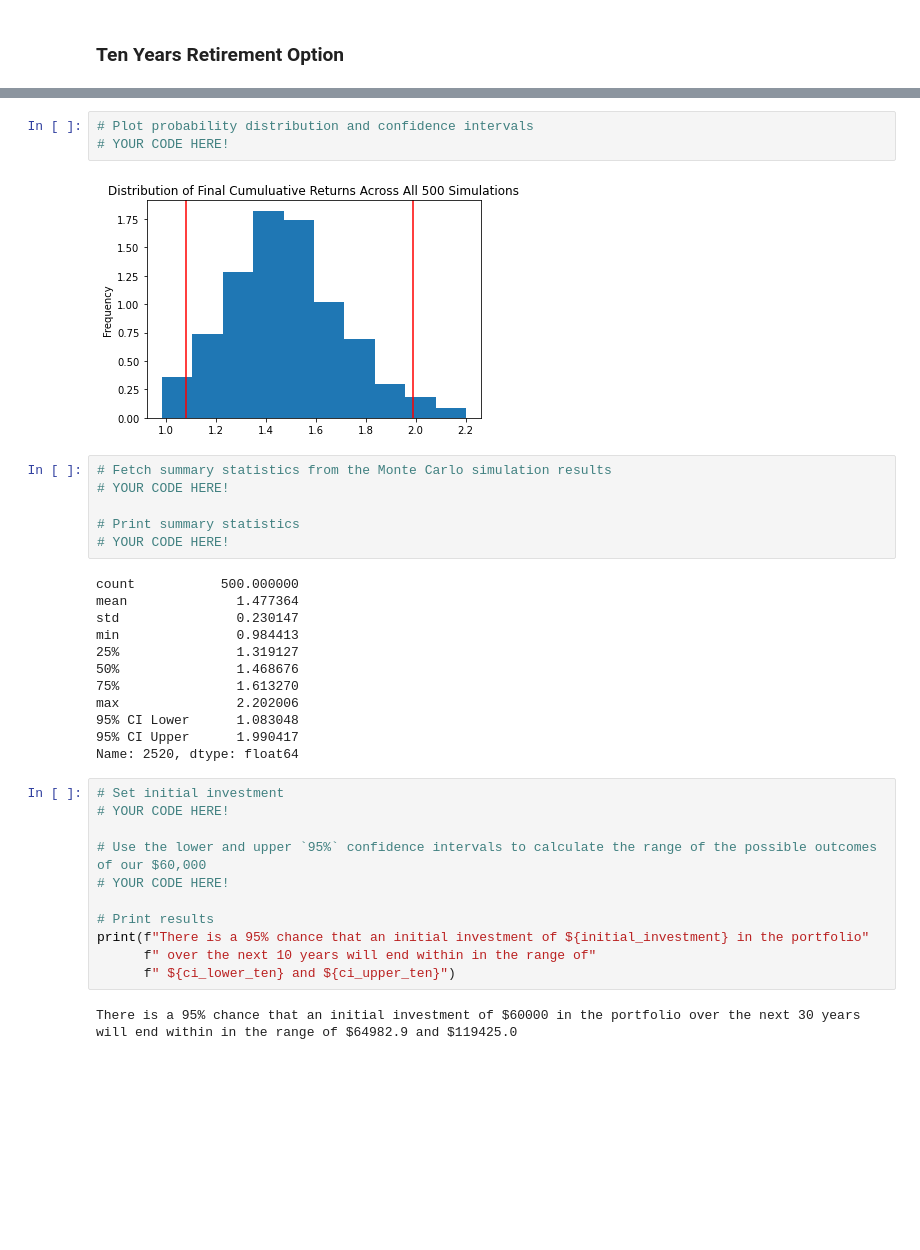
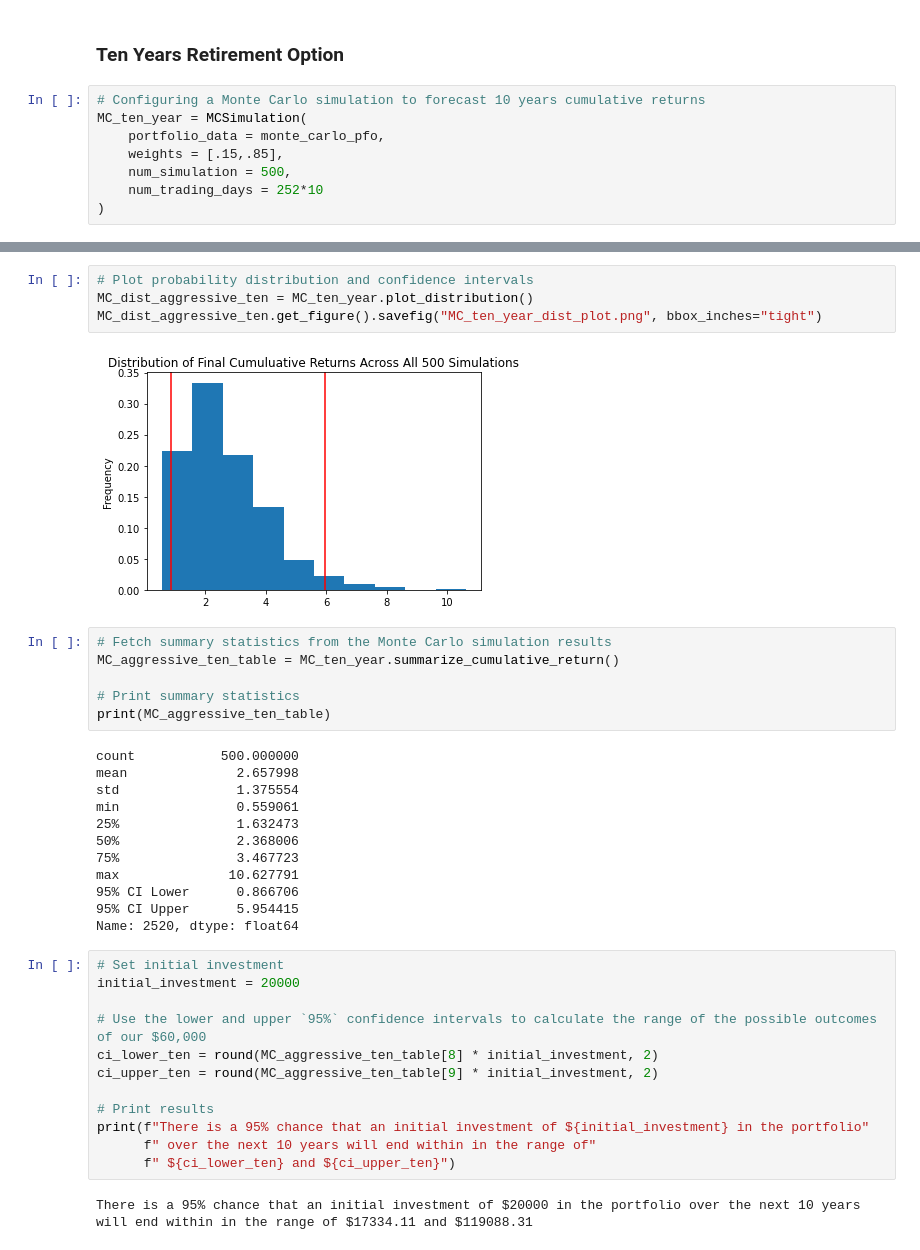
Before and after one commit to moartheta/Financial-Planning, a Jupyter notebook: financial-planner.ipynb, the cells around one changed output, grey strips where cells are left out. Saved outputs shown, nothing was run; the diff lists cells and outputs as text; blank space fills up the shorter version.

```diff
--- a/financial-planner.ipynb
+++ b/financial-planner.ipynb
@@ -381,3 +389,11 @@ There is a 95% chance that an initial investment of $60000 in the portfolio over
 # %% [markdown]
 ### Ten Years Retirement Option
+# %%
+# Configuring a Monte Carlo simulation to forecast 10 years cumulative returns
+MC_ten_year = MCSimulation(
+    portfolio_data = monte_carlo_pfo,
+    weights = [.15,.85],
+    num_simulation = 500,
+    num_trading_days = 252*10
+)
 # %%
@@ -425,36 +439,38 @@ Running Monte Carlo simulation number 490.
 # %%
 # Plot probability distribution and confidence intervals
-# YOUR CODE HERE!
+MC_dist_aggressive_ten = MC_ten_year.plot_distribution()
+MC_dist_aggressive_ten.get_figure().savefig("MC_ten_year_dist_plot.png", bbox_inches="tight")
 # %% [output]
-[figure, old version]
+[figure, new version]
 # %%
 # Fetch summary statistics from the Monte Carlo simulation results
-# YOUR CODE HERE!
+MC_aggressive_ten_table = MC_ten_year.summarize_cumulative_return()
 
 # Print summary statistics
-# YOUR CODE HERE!
+print(MC_aggressive_ten_table)
 # %% [output]
 count           500.000000
-mean              1.477364
-std               0.230147
-min               0.984413
-25%               1.319127
-50%               1.468676
-75%               1.613270
-max               2.202006
-95% CI Lower      1.083048
-95% CI Upper      1.990417
+mean              2.657998
+std               1.375554
+min               0.559061
+25%               1.632473
+50%               2.368006
+75%               3.467723
+max              10.627791
+95% CI Lower      0.866706
+95% CI Upper      5.954415
 Name: 2520, dtype: float64
 # %%
 # Set initial investment
-# YOUR CODE HERE!
+initial_investment = 20000
 
 # Use the lower and upper `95%` confidence intervals to calculate the range of the possible outcomes of our $60,000
-# YOUR CODE HERE!
+ci_lower_ten = round(MC_aggressive_ten_table[8] * initial_investment, 2)
+ci_upper_ten = round(MC_aggressive_ten_table[9] * initial_investment, 2)
 
 # Print results
 print(f"There is a 95% chance that an initial investment of ${initial_investment} in the portfolio"
       f" over the next 10 years will end within in the range of"
       f" ${ci_lower_ten} and ${ci_upper_ten}")
 # %% [output]
-There is a 95% chance that an initial investment of $60000 in the portfolio over the next 30 years will end within in the range of $64982.9 and $119425.0
+There is a 95% chance that an initial investment of $20000 in the portfolio over the next 10 years will end within in the range of $17334.11 and $119088.31
```
Also changed, not shown: parts of 23 cells of this notebook.
